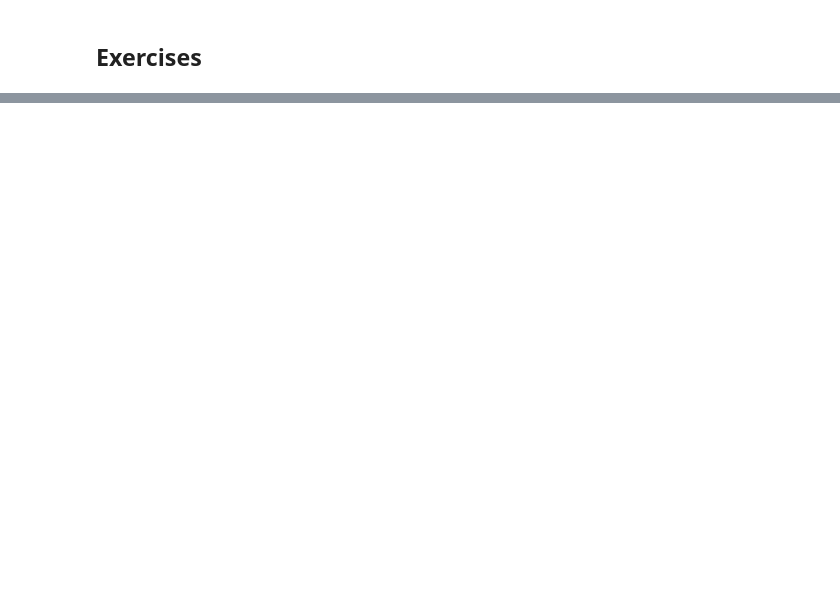
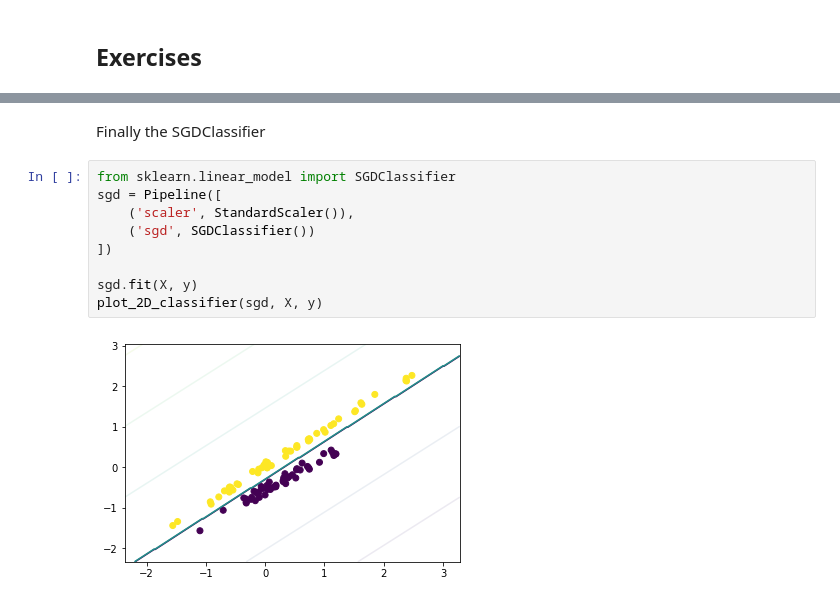
Before and after one commit to kms15/reading_notes, a Jupyter notebook: handsonml2e/handson-ml2-05.ipynb, the cells around one changed output, grey strips where cells are left out. Drawn from its saved outputs; the diff is of its cells as text; blank space fills up the shorter version.

```diff
--- a/handsonml2e/handson-ml2-05.ipynb
+++ b/handsonml2e/handson-ml2-05.ipynb
@@ -176,0 +213,13 @@ $$
+# %% [markdown]
+Finally the SGDClassifier
+# %%
+from sklearn.linear_model import SGDClassifier
+sgd = Pipeline([
+    ('scaler', StandardScaler()),
+    ('sgd', SGDClassifier())
+])
+
+sgd.fit(X, y)
+plot_2D_classifier(sgd, X, y)
+# %% [output]
+[figure, added]
```
Also changed, not shown: parts of 14 cells of this notebook.
